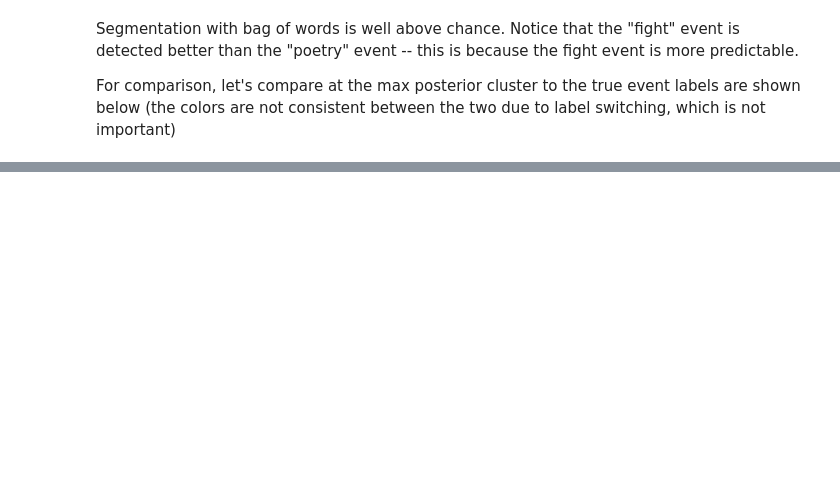
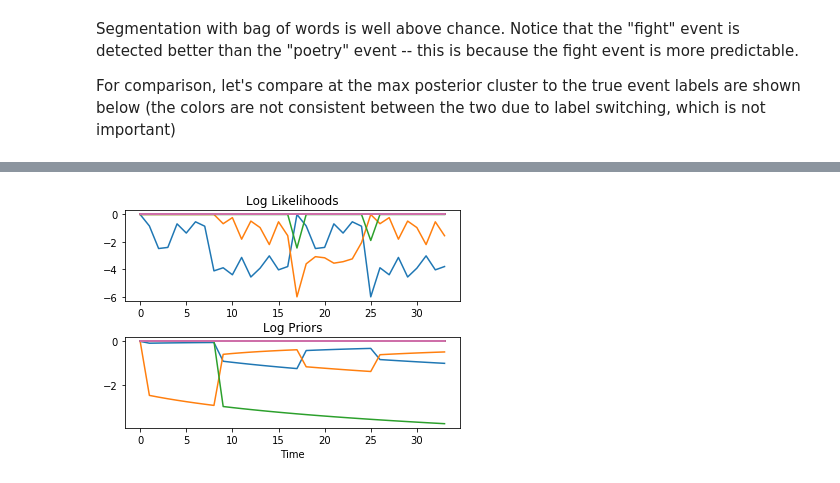
Before and after one commit to nicktfranklin/SEM_paper_simulations, a Jupyter notebook: Demo - Coffee shop world (toy version, bag of words).ipynb, the cells around one changed output, grey strips where cells are left out. Drawn from its saved outputs; the diff is of its cells as text; code cells hidden in the pictures; blank space fills up the shorter version.

```diff
--- a/Demo - Coffee shop world (toy version, bag of words).ipynb
+++ b/Demo - Coffee shop world (toy version, bag of words).ipynb
@@ -236,3 +242,17 @@ plt.show()
+# %%
+import numpy as np
+fig, axes = plt.subplots(2, 1)
+
+axes[0].plot(log_lik)
+axes[0].set_title('Log Likelihoods')
+
+axes[1].plot(log_prior)
+axes[1].set_title('Log Priors')
+axes[1].set_xlabel('Time')
+plt.subplots_adjust(hspace=0.4)
+plt.show()
+# %% [output]
+[figure, added]
 # %%
 plt.plot(pe)
 plt.xlabel('Time')
```
Also changed, not shown: parts of 6 cells of this notebook, 2 other files.
